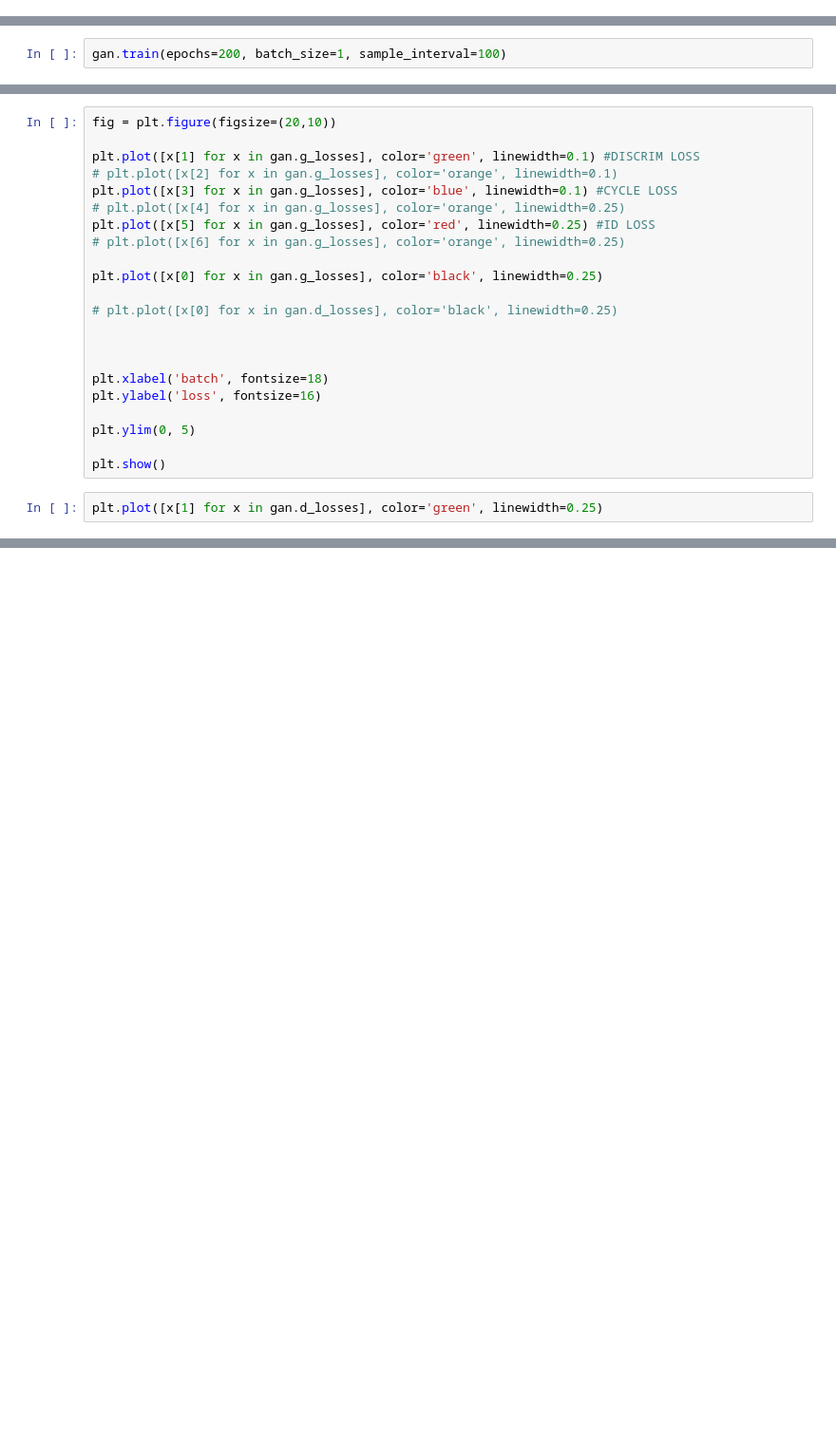
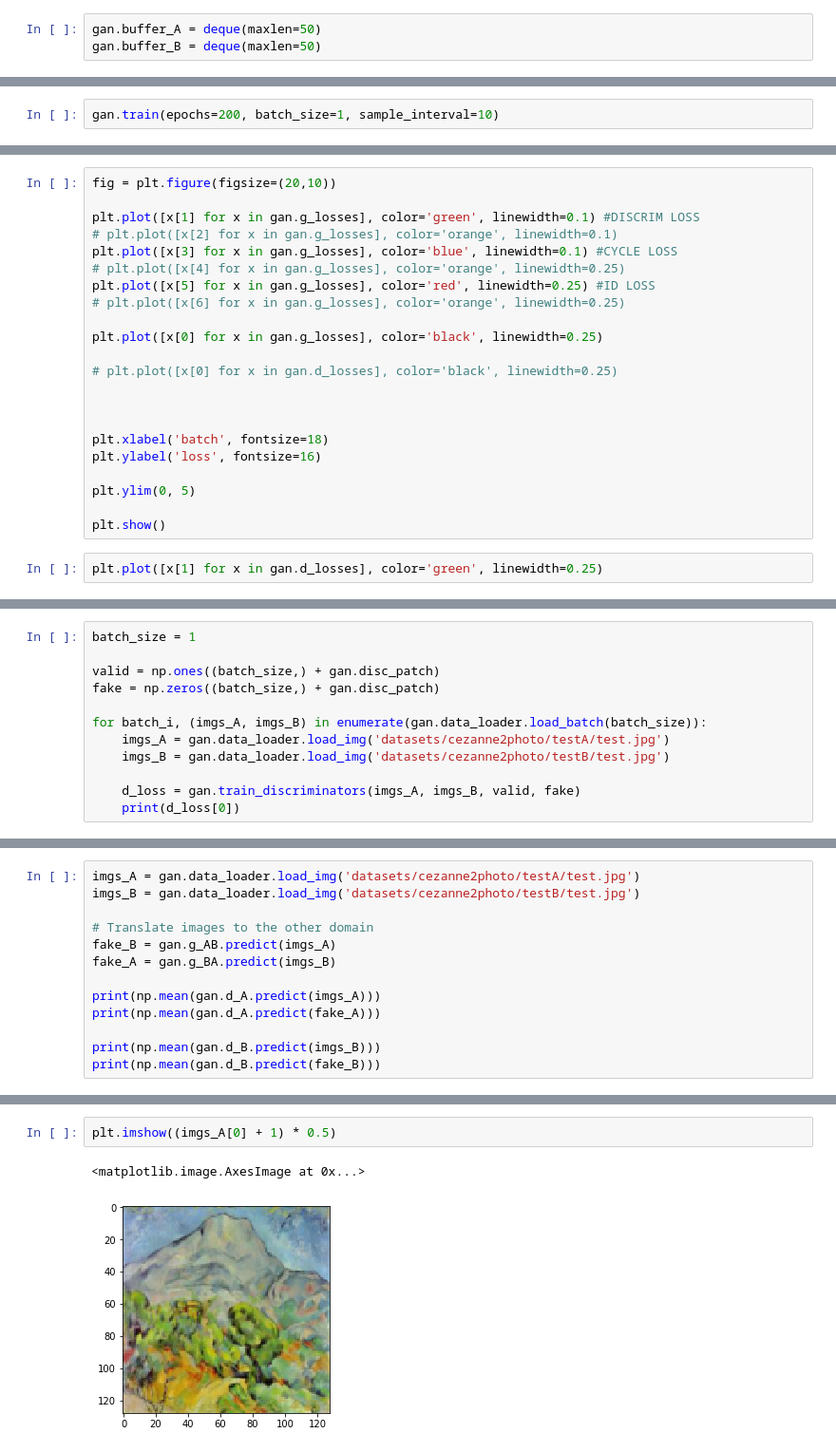
Before and after one commit to davidADSP/Keras-GAN, a Jupyter notebook: cyclegan/train.ipynb, the cells around one changed output, grey strips where cells are left out. Shown: that part at 95% size. Saved outputs shown, nothing was run; the diff lists cells and outputs as text; blank space fills up the shorter version.

```diff
--- a/cyclegan/train.ipynb
+++ b/cyclegan/train.ipynb
@@ -16,0 +17,3 @@ gan.d_B.load_weights('./saved_model/vangogh2photo/d_B-20.h5')
+# %%
+gan.buffer_A = deque(maxlen=50)
+gan.buffer_B = deque(maxlen=50)
@@ -17,3 +68,3 @@ gan.d_B.load_weights('./saved_model/vangogh2photo/d_B-20.h5')
 # %%
-gan.train(epochs=200, batch_size=1, sample_interval=100)
+gan.train(epochs=200, batch_size=1, sample_interval=10)
 # %% [output]
@@ -106,0 +133,12 @@ sample_images(gan, 999)
+# %%
+batch_size = 1
+
+valid = np.ones((batch_size,) + gan.disc_patch)
+fake = np.zeros((batch_size,) + gan.disc_patch)
+
+for batch_i, (imgs_A, imgs_B) in enumerate(gan.data_loader.load_batch(batch_size)):
+    imgs_A = gan.data_loader.load_img('datasets/cezanne2photo/testA/test.jpg')
+    imgs_B = gan.data_loader.load_img('datasets/cezanne2photo/testB/test.jpg')
+
+    d_loss = gan.train_discriminators(imgs_A, imgs_B, valid, fake)
+    print(d_loss[0])
@@ -106,0 +166,13 @@ sample_images(gan, 999)
+# %%
+imgs_A = gan.data_loader.load_img('datasets/cezanne2photo/testA/test.jpg')
+imgs_B = gan.data_loader.load_img('datasets/cezanne2photo/testB/test.jpg')
+
+# Translate images to the other domain
+fake_B = gan.g_AB.predict(imgs_A)
+fake_A = gan.g_BA.predict(imgs_B)
+
+print(np.mean(gan.d_A.predict(imgs_A)))
+print(np.mean(gan.d_A.predict(fake_A)))
+
+print(np.mean(gan.d_B.predict(imgs_B)))
+print(np.mean(gan.d_B.predict(fake_B)))
@@ -106,0 +204,5 @@ sample_images(gan, 999)
+# %%
+plt.imshow((imgs_A[0] + 1) * 0.5)
+# %% [output]
+<matplotlib.image.AxesImage at 0x...>
+[figure, added]
```
Also changed, not shown: parts of 26 cells of this notebook, 3 other files.
